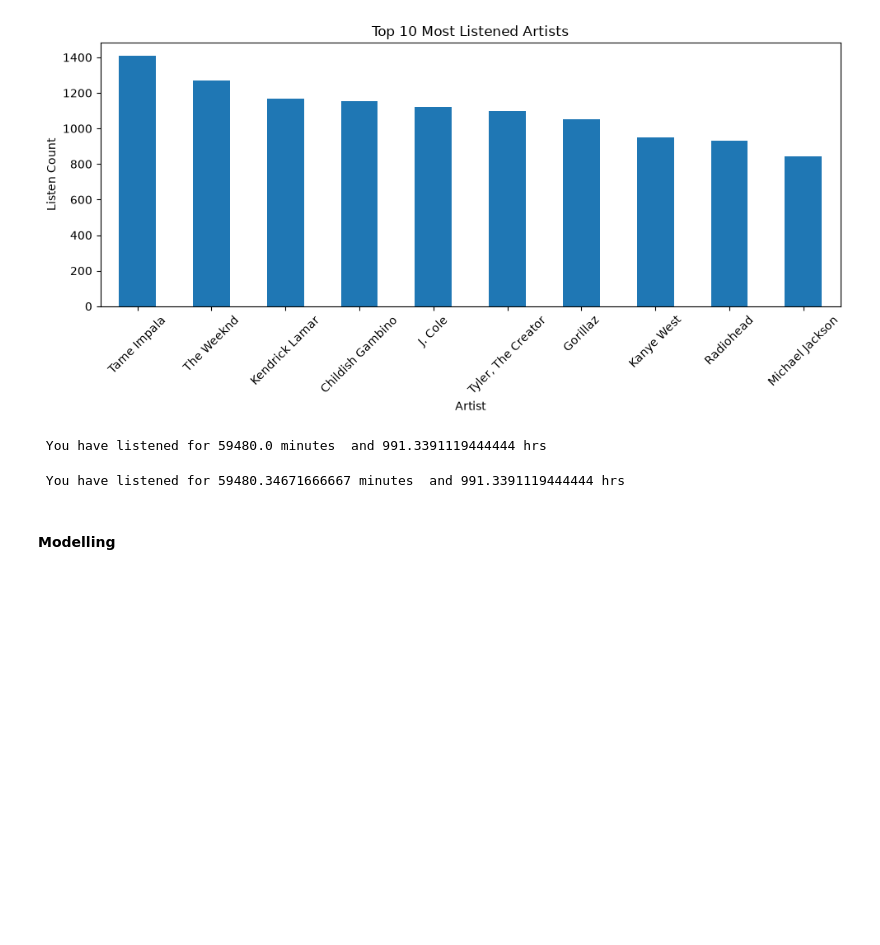
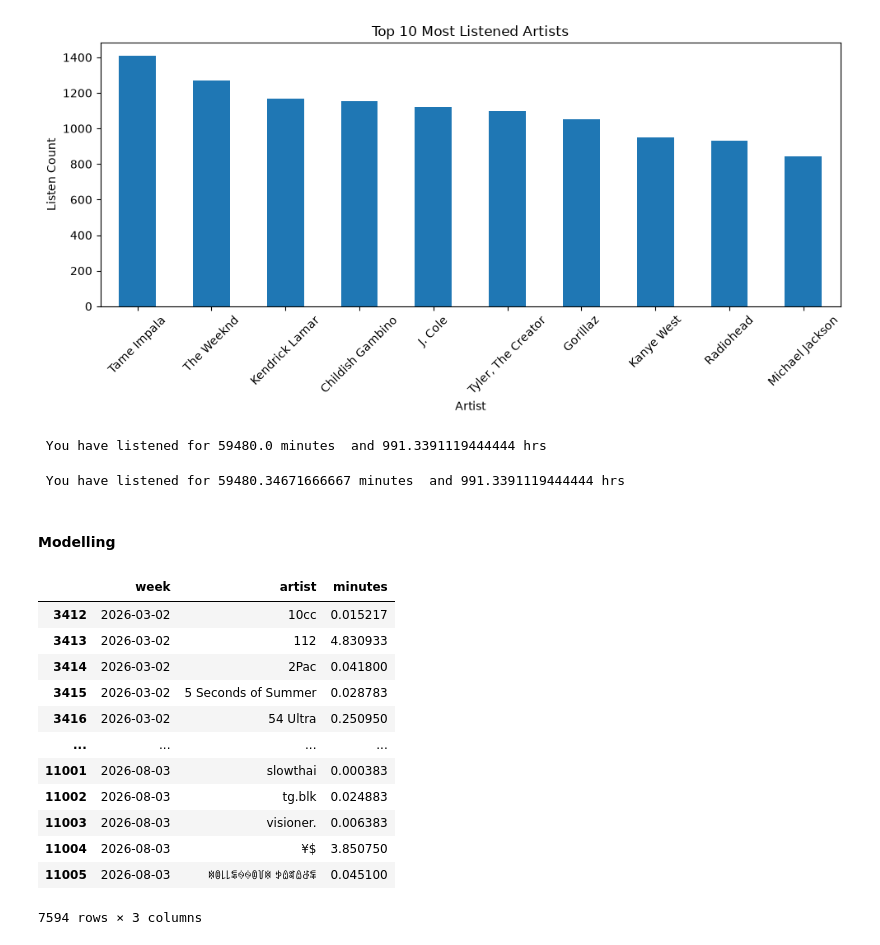
Before and after one commit to abelkk/Spotify-Wrapped-Predictor, a Jupyter notebook: data/app.ipynb, the cells around one changed output. Drawn from its saved outputs; the diff is of its cells as text; code cells hidden in the pictures; blank space fills up the shorter version.

```diff
--- a/data/app.ipynb
+++ b/data/app.ipynb
@@ -173,3 +175,25 @@ print(f" You have listened for {total_min} minutes  and {total_min/60} hrs")
  You have listened for 59480.34671666667 minutes  and 991.3391119444444 hrs
 # %% [markdown]
 #### **Modelling**
+# %%
+df_4 = df_3.dropna(subset =["artist"] )
+df_4["week"] = df["ts"].dt.tz_localize(None).dt.to_period("W").dt.start_time
+# %%
+weekly = df_4.groupby(["week", "artist"])["minutes"].sum().reset_index()
+# %%
+weekly = weekly[(weekly["week"] > weekly["week"].min()) & (weekly["week"] < weekly["week"].max())]
+weekly
+# %% [output]
+|  | week | artist | minutes |
+| 3412 | 2026-03-02 | 10cc | 0.015217 |
+| 3413 | 2026-03-02 | 112 | 4.830933 |
+| 3414 | 2026-03-02 | 2Pac | 0.041800 |
+| 3415 | 2026-03-02 | 5 Seconds of Summer | 0.028783 |
+| 3416 | 2026-03-02 | 54 Ultra | 0.250950 |
+| ... | ... | ... | ... |
+| 11001 | 2026-08-03 | slowthai | 0.000383 |
+| 11002 | 2026-08-03 | tg.blk | 0.024883 |
+| 11003 | 2026-08-03 | visioner. | 0.006383 |
+| 11004 | 2026-08-03 | ¥$ | 3.850750 |
+| 11005 | 2026-08-03 | ꉈꀧ꒒꒒ꁄꍈꍈꀧ꒦ꉈ ꉣꅔꎡꅔꁕꁄ | 0.045100 |
+7594 rows × 3 columns
```
Also changed, not shown: parts of 7 cells of this notebook.
